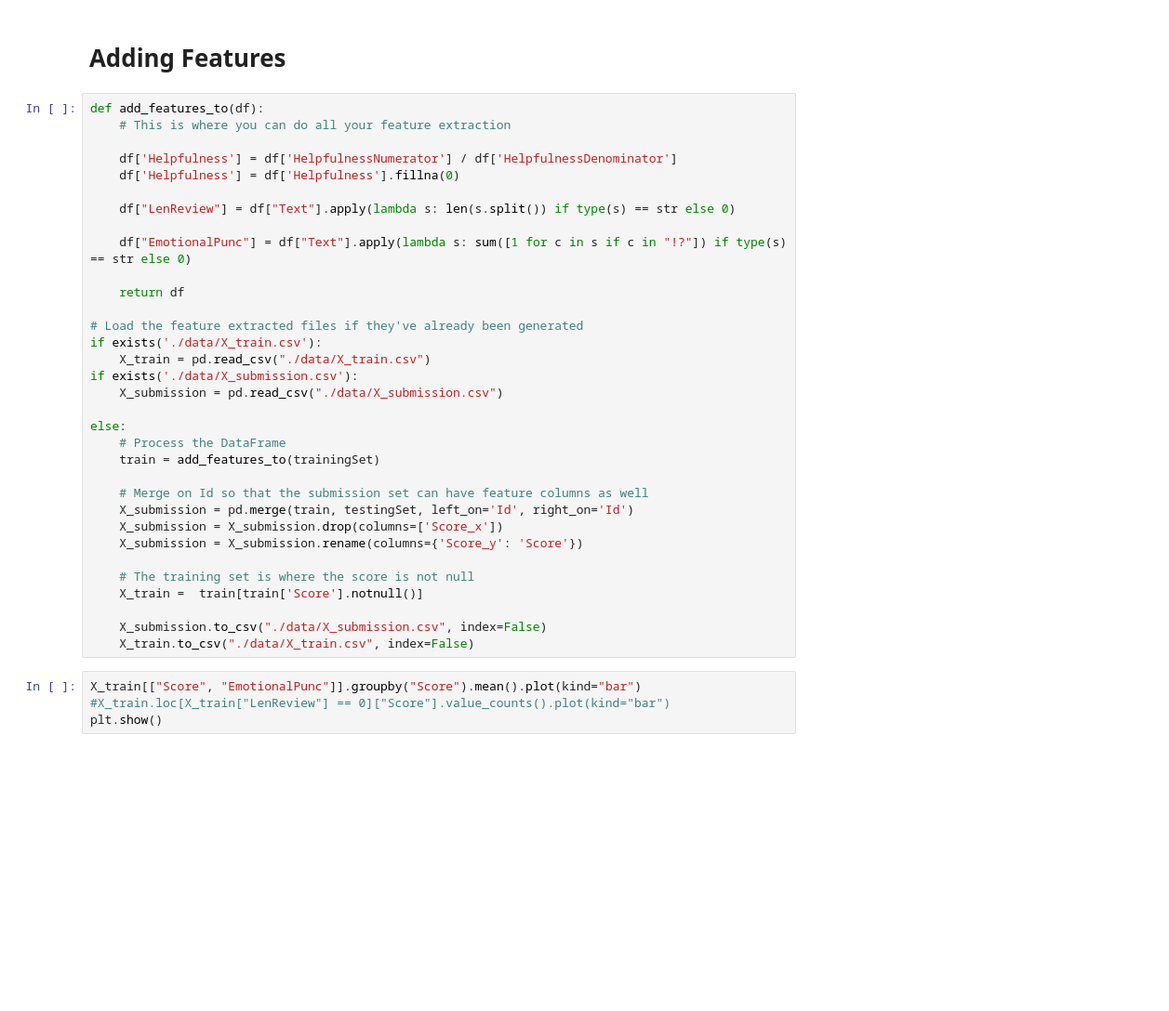
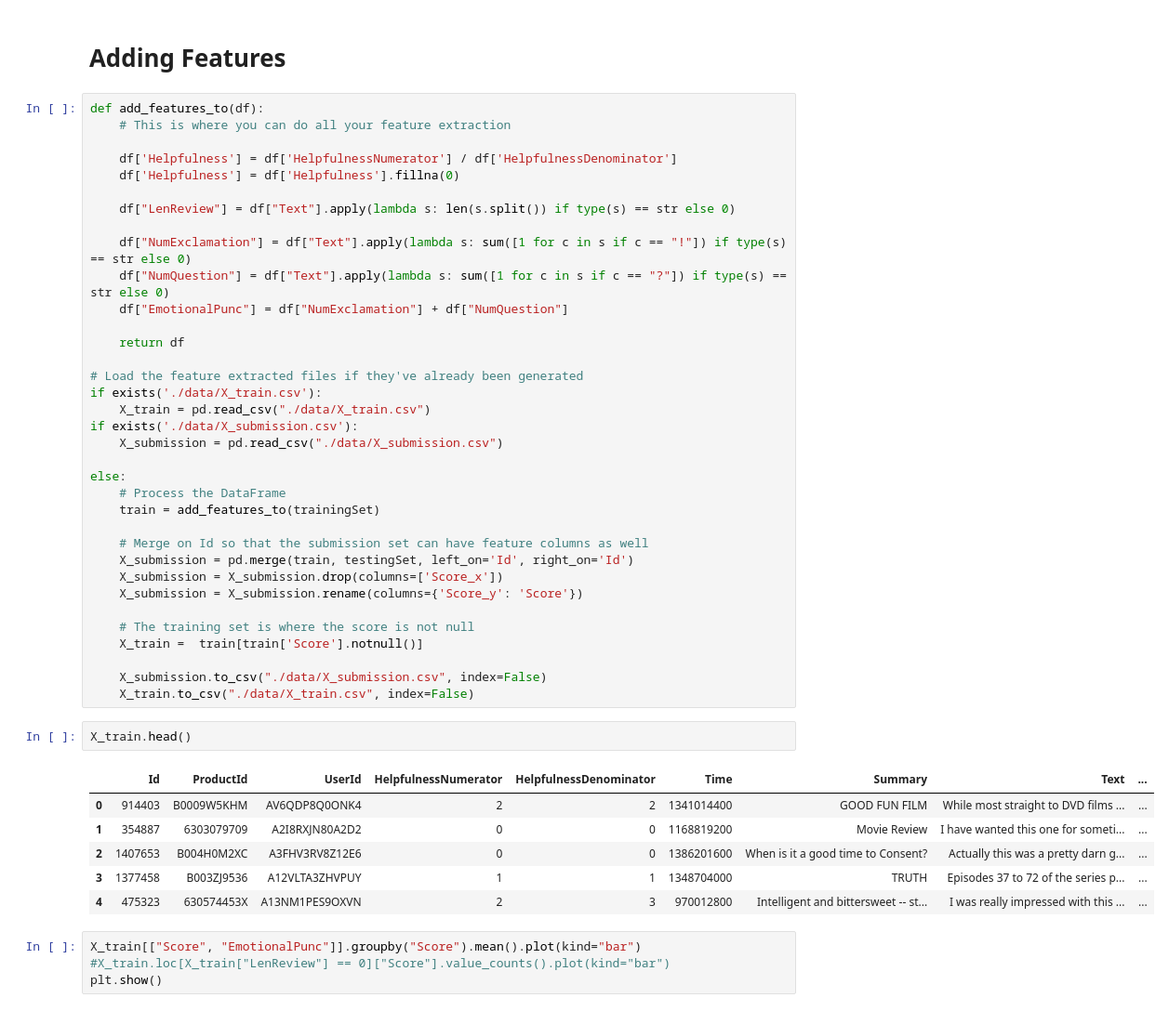
Before and after one commit to SeanRMcC/mccartys-midterm, a Jupyter notebook: starter_code.ipynb, the cells around one changed output. Shown at 93% size. Saved outputs shown, nothing was run; the diff lists cells and outputs as text; blank space fills up the shorter version.

```diff
--- a/starter_code.ipynb
+++ b/starter_code.ipynb
@@ -66,7 +66,9 @@ def add_features_to(df):
 
     df["LenReview"] = df["Text"].apply(lambda s: len(s.split()) if type(s) == str else 0)
 
-    df["EmotionalPunc"] = df["Text"].apply(lambda s: sum([1 for c in s if c in "!?"]) if type(s) == str else 0)
+    df["NumExclamation"] = df["Text"].apply(lambda s: sum([1 for c in s if c == "!"]) if type(s) == str else 0)
+    df["NumQuestion"] = df["Text"].apply(lambda s: sum([1 for c in s if c == "?"]) if type(s) == str else 0)
+    df["EmotionalPunc"] = df["NumExclamation"] + df["NumQuestion"]
 
     return df
 
@@ -90,6 +92,15 @@ else:
 
     X_submission.to_csv("./data/X_submission.csv", index=False)
     X_train.to_csv("./data/X_train.csv", index=False)
+# %%
+X_train.head()
+# %% [output]
+|  | Id | ProductId | UserId | HelpfulnessNumerator | HelpfulnessDenominator | Time | Summary | Text | ... |
+| 0 | 914403 | B0009W5KHM | AV6QDP8Q0ONK4 | 2 | 2 | 1341014400 | GOOD FUN FILM | While most straight to DVD films ... | ... |
+| 1 | 354887 | 6303079709 | A2I8RXJN80A2D2 | 0 | 0 | 1168819200 | Movie Review | I have wanted this one for someti... | ... |
+| 2 | 1407653 | B004H0M2XC | A3FHV3RV8Z12E6 | 0 | 0 | 1386201600 | When is it a good time to Consent? | Actually this was a pretty darn g... | ... |
+| 3 | 1377458 | B003ZJ9536 | A12VLTA3ZHVPUY | 1 | 1 | 1348704000 | TRUTH | Episodes 37 to 72 of the series p... | ... |
+| 4 | 475323 | 630574453X | A13NM1PES9OXVN | 2 | 3 | 970012800 | Intelligent and bittersweet -- st... | I was really impressed with this ... | ... |
 # %%
 X_train[["Score", "EmotionalPunc"]].groupby("Score").mean().plot(kind="bar")
 #X_train.loc[X_train["LenReview"] == 0]["Score"].value_counts().plot(kind="bar")
```
Also changed, not shown: parts of 2 cells of this notebook.
